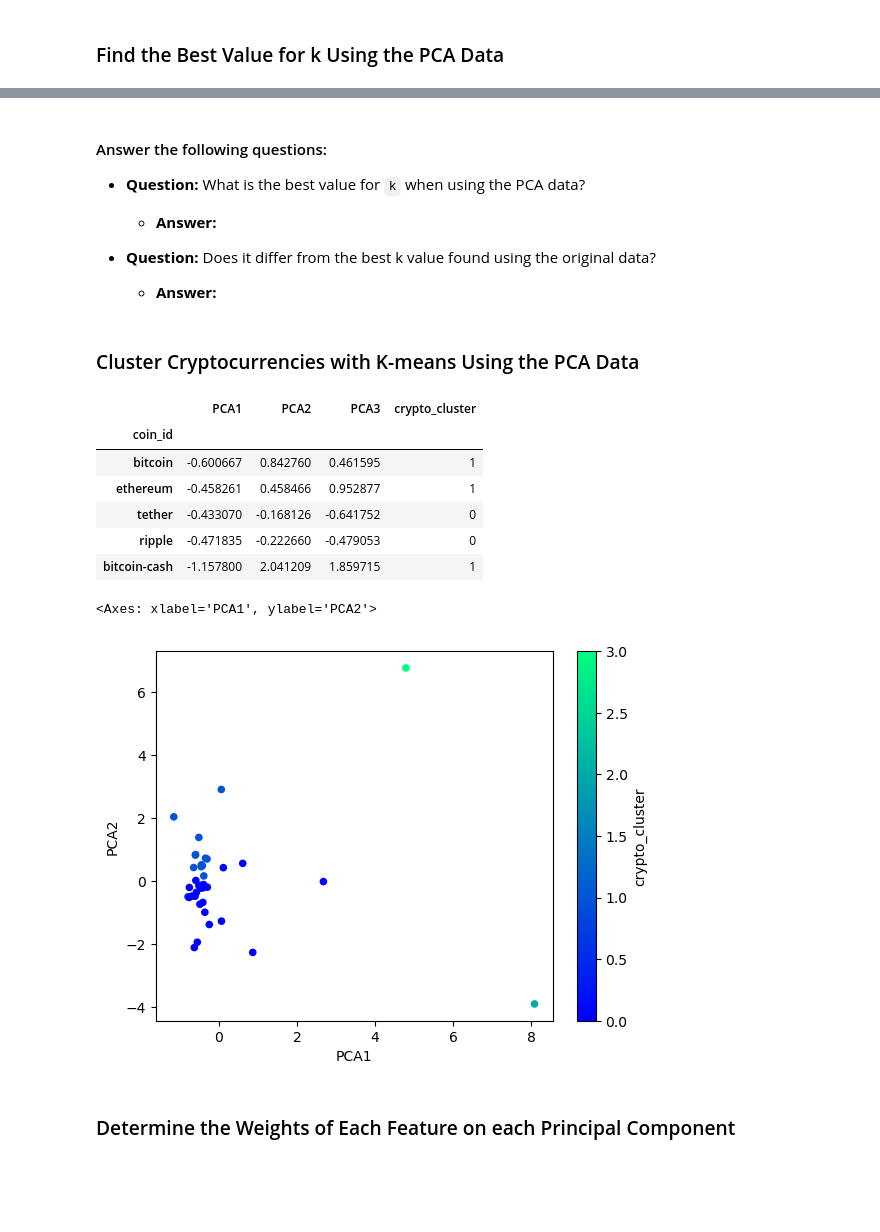
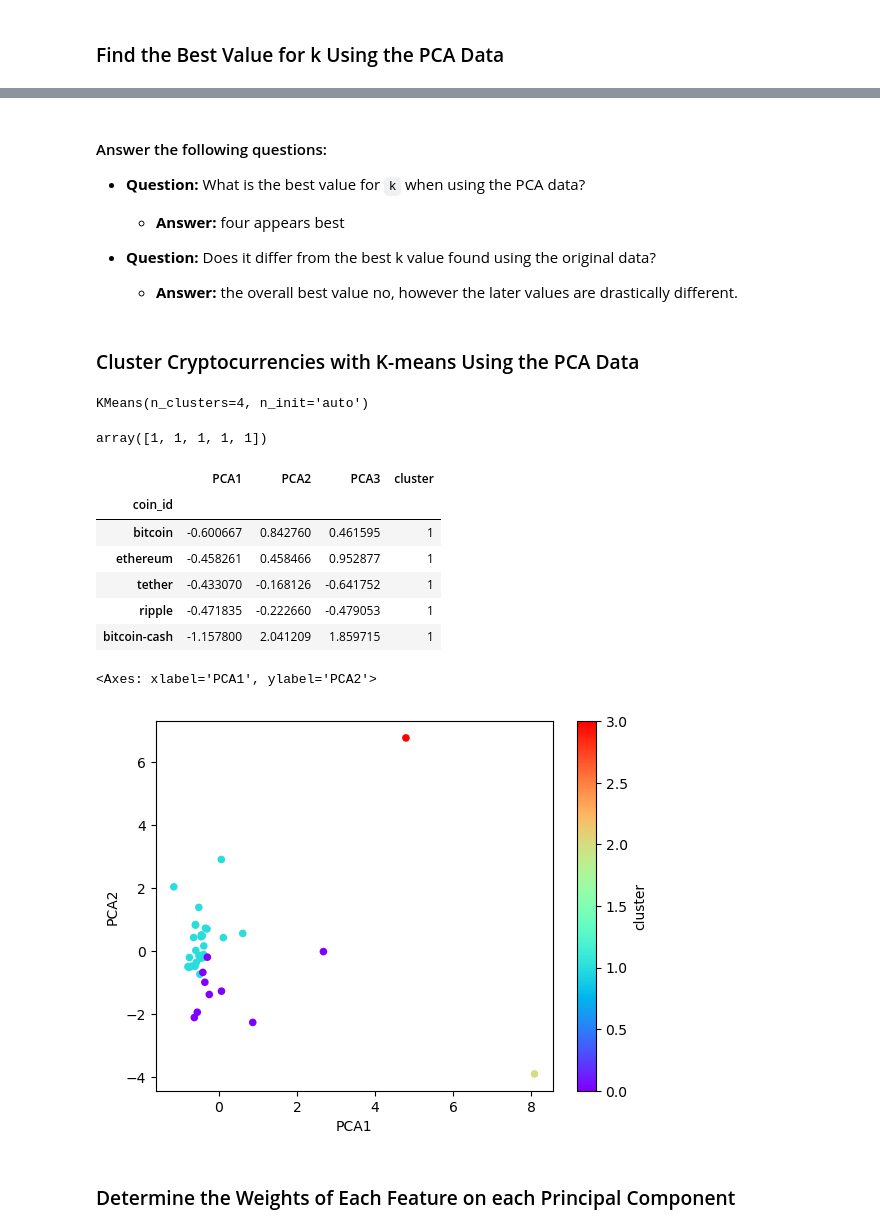
Before and after one commit to knox135/CryptoClustering, a Jupyter notebook: Crypto_Clustering.ipynb, the cells around one changed output, grey strips where cells are left out. Cells and saved outputs as stored; diff of their text form; code cells hidden in the pictures; blank space fills up the shorter version.

Commit message:
working code, up to displaying pca scatter plot

```diff
--- a/Crypto_Clustering.ipynb
+++ b/Crypto_Clustering.ipynb
@@ -238,44 +281,53 @@ array([0.3719856 , 0.34700813, 0.17603793])
 #### Answer the following questions:
 * **Question:** What is the best value for `k` when using the PCA data?
 
-  * **Answer:**
+  * **Answer:**  four appears best
 
 
 * **Question:** Does it differ from the best k value found using the original data?
 
-  * **Answer:**
+  * **Answer:** the overall best value no, however the later values are drastically different.
 # %% [markdown]
 ### Cluster Cryptocurrencies with K-means Using the PCA Data
 # %%
 # Initialize the K-Means model using the best value for k
+k_pca_model = KMeans(n_clusters=4,n_init='auto')
 # %%
 # Fit the K-Means model using the PCA data
+k_pca_model.fit(pca_df)
+# %% [output]
+KMeans(n_clusters=4, n_init='auto')
 # %%
 # Predict the clusters to group the cryptocurrencies using the PCA data
-
+pca_prediction = k_pca_model.predict(pca_df)
 
 # Print the resulting array of cluster values.
+pca_prediction[:5]
+# %% [output]
+array([1, 1, 1, 1, 1])
 # %%
 # Create a copy of the DataFrame with the PCA data
-
+pca_copy_df = pca_df.copy()
 
 # Add a new column to the DataFrame with the predicted clusters
-
+pca_copy_df['cluster'] = pca_prediction
 
 # Display sample data
+pca_copy_df.head()
 # %% [output]
-|  | PCA1 | PCA2 | PCA3 | crypto_cluster |
+|  | PCA1 | PCA2 | PCA3 | cluster |
 | coin_id |  |  |  |  |
 | bitcoin | -0.600667 | 0.842760 | 0.461595 | 1 |
 | ethereum | -0.458261 | 0.458466 | 0.952877 | 1 |
-| tether | -0.433070 | -0.168126 | -0.641752 | 0 |
-| ripple | -0.471835 | -0.222660 | -0.479053 | 0 |
+| tether | -0.433070 | -0.168126 | -0.641752 | 1 |
+| ripple | -0.471835 | -0.222660 | -0.479053 | 1 |
 | bitcoin-cash | -1.157800 | 2.041209 | 1.859715 | 1 |
 # %%
 # Create a scatter plot using hvPlot by setting `x="PCA1"` and `y="PCA2"`.
+pca_copy_df.plot.scatter(x='PCA1',y='PCA2',c='cluster',colormap='rainbow')
 # %% [output]
 <Axes: xlabel='PCA1', ylabel='PCA2'>
-[figure, old version]
+[figure, new version]
 # %% [markdown]
 ### Determine the Weights of Each Feature on each Principal Component
 # %%
```
Also changed, not shown: parts of 15 cells of this notebook.
